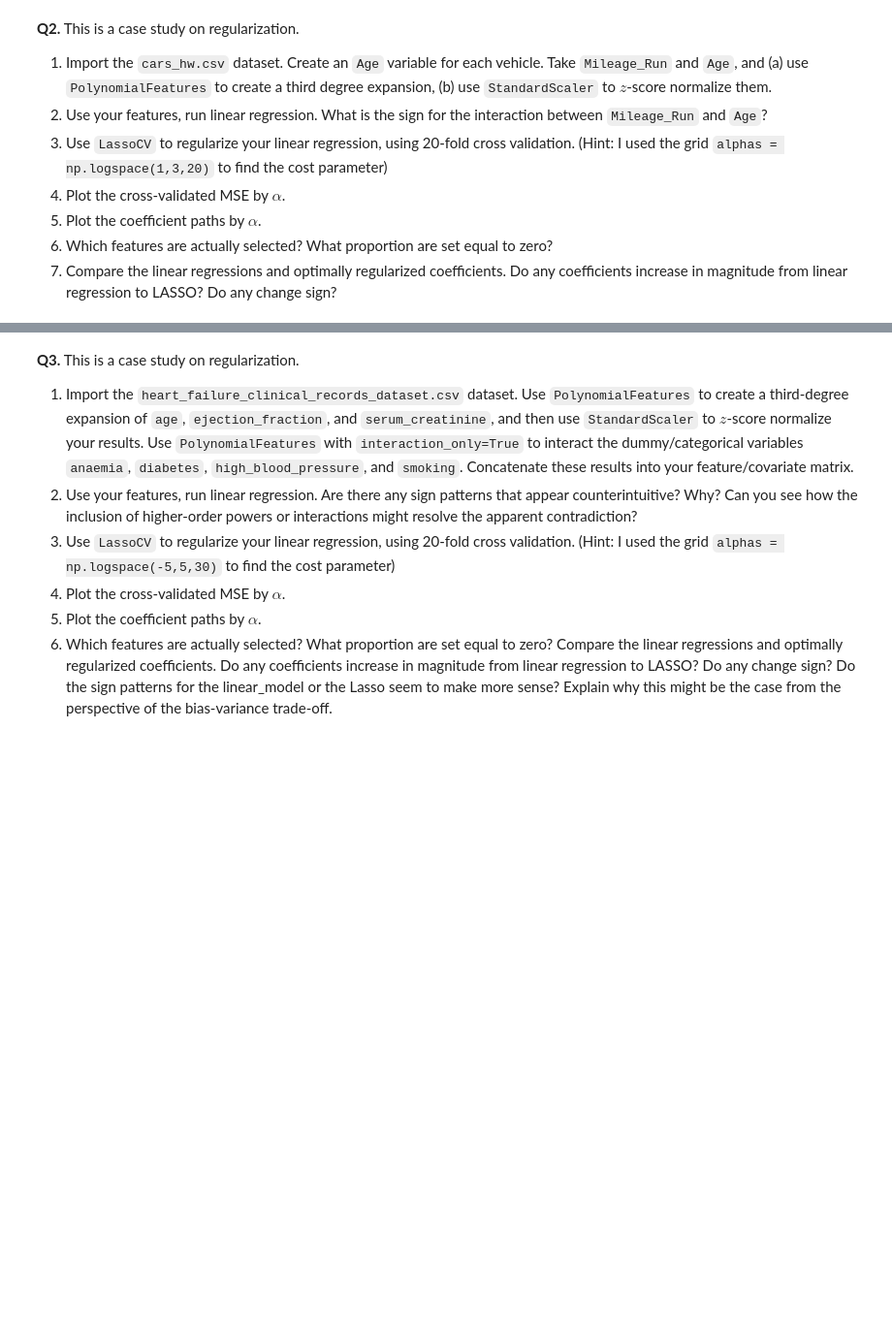
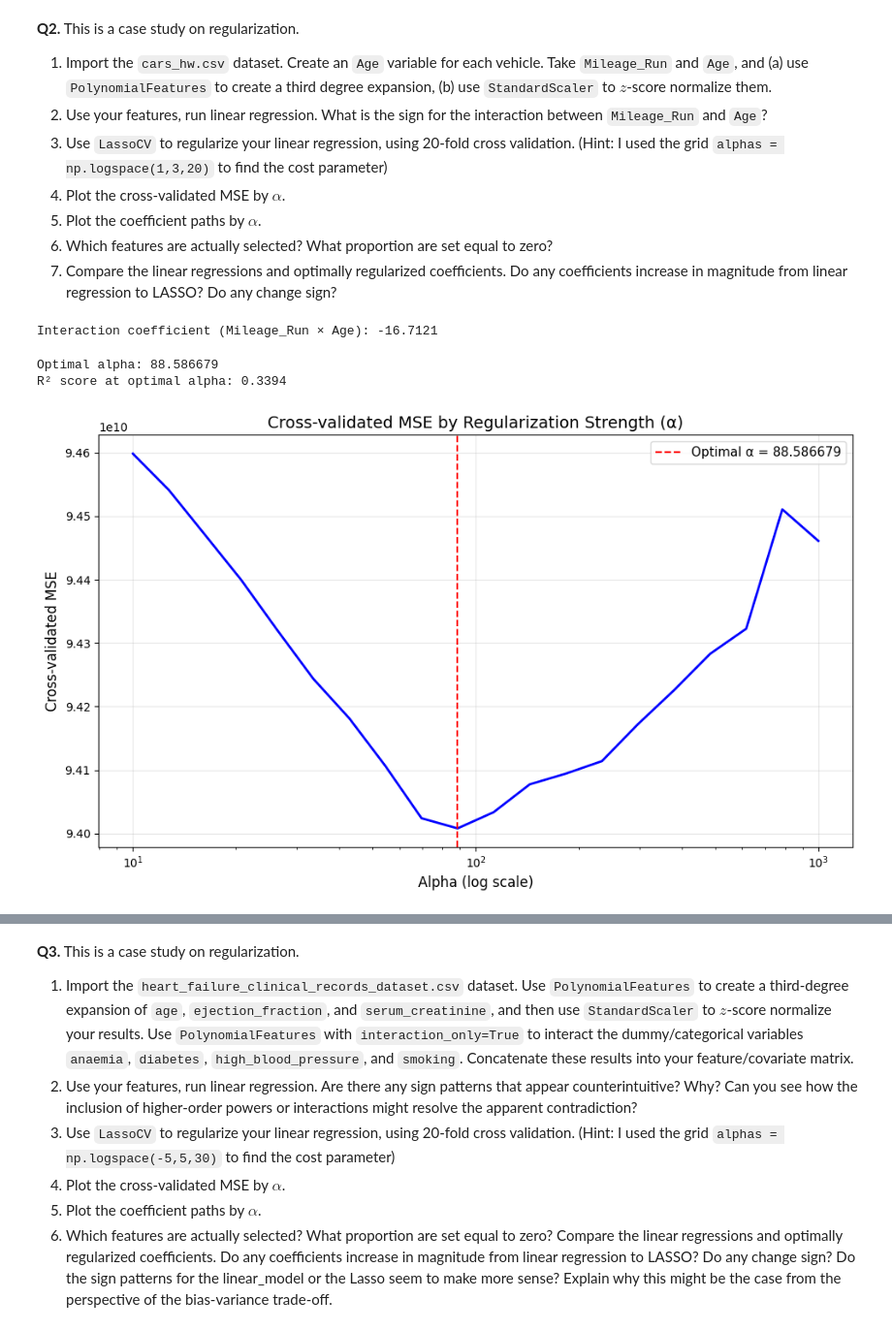
Before and after one commit to brishti-c/undergrad_ml_assignments, a Jupyter notebook: 04_assignment_regularization.ipynb, the cells around one changed output, grey strips where cells are left out. Shown at 97% size. Cells and saved outputs as stored; diff of their text form; code cells hidden in the pictures; blank space fills up the shorter version.

```diff
--- a/04_assignment_regularization.ipynb
+++ b/04_assignment_regularization.ipynb
@@ -66,0 +73,45 @@ X_scaled = scaler.fit_transform(X_poly)
+# %%
+# Linear regression
+lr = LinearRegression()
+lr.fit(X_scaled, y_scaled)
+
+# Find interaction coefficient (Mileage_Run × Age)
+interaction_idx = [i for i, name in enumerate(feature_names)
+                   if 'Mileage_Run Age' in name][0]
+
+print(f"Interaction coefficient (Mileage_Run × Age): {lr.coef_[interaction_idx]:.4f}")
+# %% [output]
+Interaction coefficient (Mileage_Run × Age): -16.7121
+# %%
+# Alpha grid
+alphas = np.logspace(1, 3, 20)  # 10 to 1000
+
+# LassoCV with 20-fold CV
+lasso_cv = LassoCV(
+    alphas=alphas,
+    cv=20,
+    random_state=42,
+    max_iter=20000,
+    tol=1e-3
+)
+lasso_cv.fit(X_scaled, y)
+
+print(f"\nOptimal alpha: {lasso_cv.alpha_:.6f}")
+print(f"R² score at optimal alpha: {lasso_cv.score(X_scaled, y):.4f}")
+# %% [output]
+Optimal alpha: 88.586679
+R² score at optimal alpha: 0.3394
+# %%
+# Plot CV MSE vs Alpha
+plt.figure(figsize=(10, 6))
+plt.semilogx(lasso_cv.alphas_, lasso_cv.mse_path_.mean(axis=1), 'b-', linewidth=2)
+plt.axvline(lasso_cv.alpha_, color='r', linestyle='--', label=f'Optimal α = {lasso_cv.alpha_:.6f}')
+plt.xlabel('Alpha (log scale)', fontsize=12)
+plt.ylabel('Cross-validated MSE', fontsize=12)
+plt.title('Cross-validated MSE by Regularization Strength (α)', fontsize=14)
+plt.legend(fontsize=11)
+plt.grid(True, alpha=0.3)
+plt.tight_layout()
+plt.show()
+# %% [output]
+[figure, added]
```
Also changed, not shown: parts of 4 cells of this notebook.
